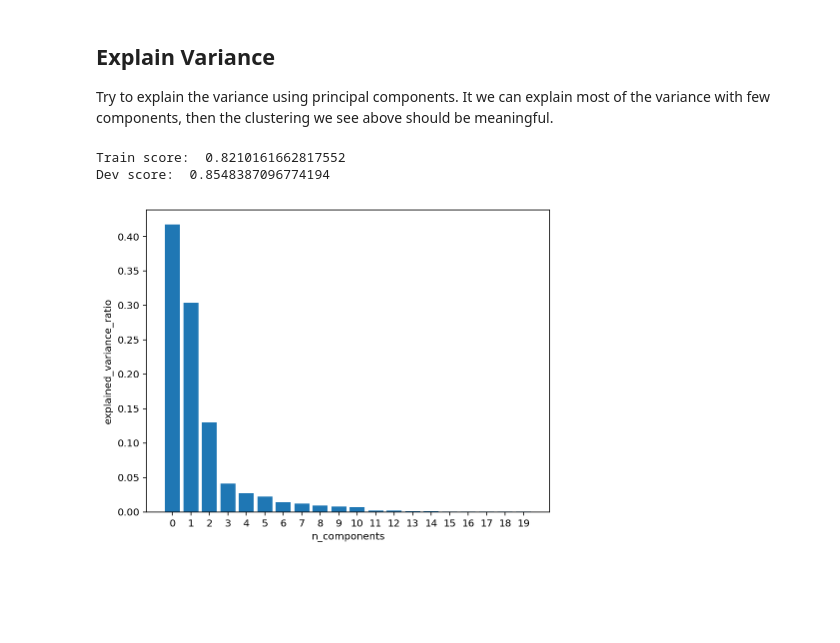
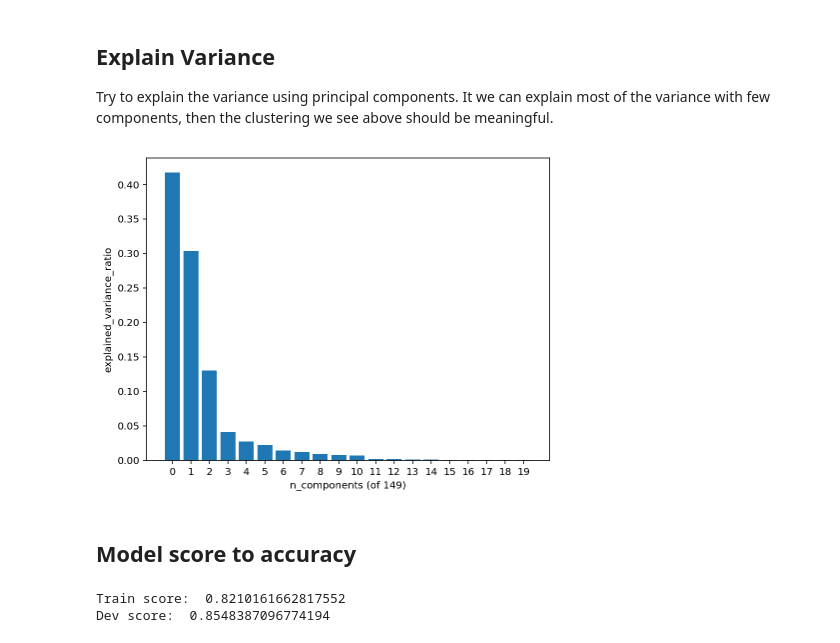
Before and after one commit to uwdata/draco, a Jupyter notebook: notebooks/Linear Model.ipynb, the cells around one changed output. Drawn from its saved outputs; the diff is of its cells as text; code cells hidden in the pictures; blank space fills up the shorter version.

```diff
--- a/notebooks/Linear Model.ipynb
+++ b/notebooks/Linear Model.ipynb
@@ -36,26 +37,30 @@ Try to explain the variance using principal components. It we can explain most o
 # %%
 X = data.positive - data.negative
 
 pca = PCA()
 X2 = pca.fit_transform(X)
 
-clf = linear.train_model(X, 0.3)
-
-size = 20  # len(X.columns)
+num_features = len(X.columns)
+size = 20  # num_features
 
 x = np.arange(size)
 
 plt.figure(figsize=(8,6))
 plt.clf()
 plt.axes([.2, .2, .7, .7])
 plt.bar(x=x, height=pca.explained_variance_ratio_[:size])
 plt.axis('tight')
-plt.xlabel('n_components')
+plt.xlabel(f'n_components (of {num_features})')
 plt.ylabel('explained_variance_ratio')
 plt.xticks(x)
 
 plt.show()
 # %% [output]
-Train score:  0.8210161662817552
-Dev score:  0.8548387096774194
-[figure, old version]
+[figure, new version]
+# %% [markdown]
+## Model score to accuracy
+# %%
+clf = linear.train_model(X, 0.3)
+# %% [output]
+Train score:  0.8210161662817552
+Dev score:  0.8548387096774194
```
Also changed, not shown: parts of 7 cells of this notebook, 9 other files.
